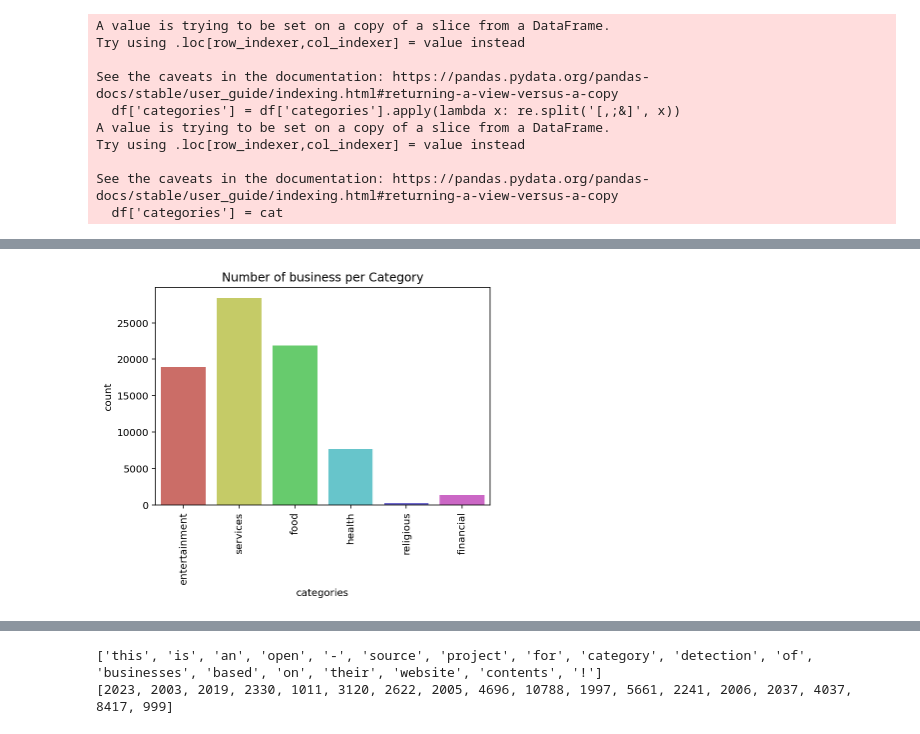
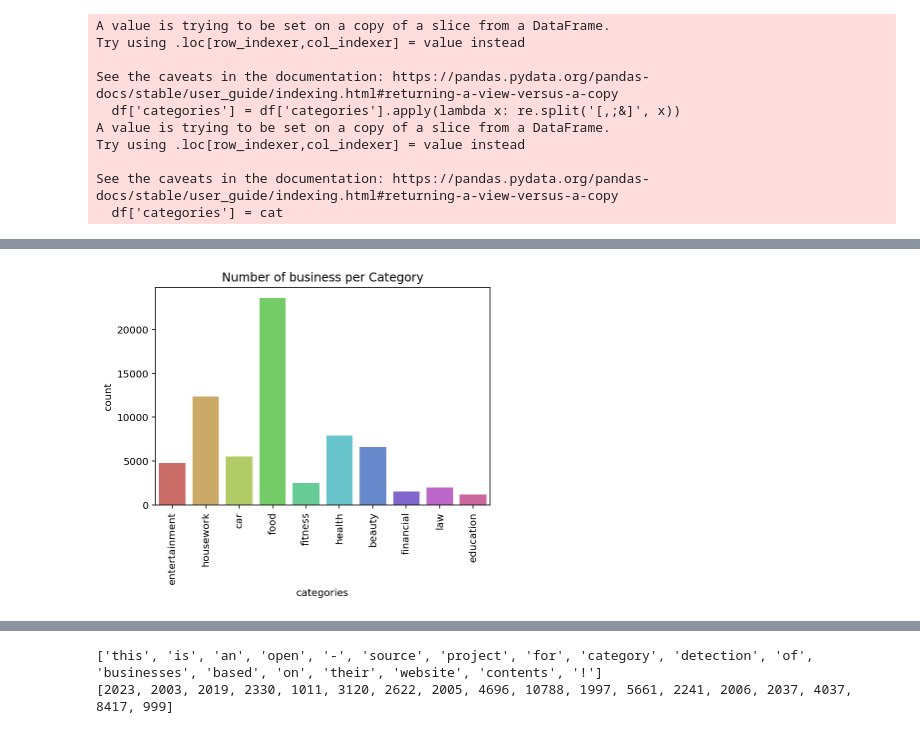
Before and after one commit to googleinterns/advertiser-quality-from-sites, a Jupyter notebook: source/category-classification.ipynb, the cells around one changed output, grey strips where cells are left out. Saved outputs shown, nothing was run; the diff lists cells and outputs as text; code cells hidden in the pictures.

```diff
--- a/source/category-classification.ipynb
+++ b/source/category-classification.ipynb
@@ -197,8 +184,14 @@ https://www.medicalmarijuanacardarizona.org/hours-and-locations/
 ##################################################
 List of Locations and Hours for Medical Marijuana Doctors in AZ 480 3788530 888 5484846 520 2779057 contactmmjccccom Home Book your Visit The Process FAQ Safety and Efficacy Scientific research Check  ...
 **************************************************
+# %%
+saved_df = df.copy()
+saved_df_sentsplit = df_sentsplit.copy()
+# %%
+df = saved_df.copy()
+df_sentsplit = saved_df_sentsplit.copy()
 # %%
-df = unify_yelp_data_classes(df)
+df = unify_yelp_data_classes(df, show_skipped=False);
 # %% [output]
 A value is trying to be set on a copy of a slice from a DataFrame.
 Try using .loc[row_indexer,col_indexer] = value instead
@@ -221,6 +208,4 @@ chart.set_xticklabels(chart.get_xticklabels(), horizontalalignment='center', rot
-# %%
-chart = sns.countplot(df_sentsplit['categories'], palette='hls')
-plt.title('Number of business per Category')
-chart.set_xticklabels(chart.get_xticklabels(), horizontalalignment='center', rotation=90);
-# %% [output]
-[figure, removed]
+# %%
+plot_classes_distribution(df)
+# %% [output]
+[figure, added]
```
Also changed, not shown: parts of 51 cells of this notebook.
